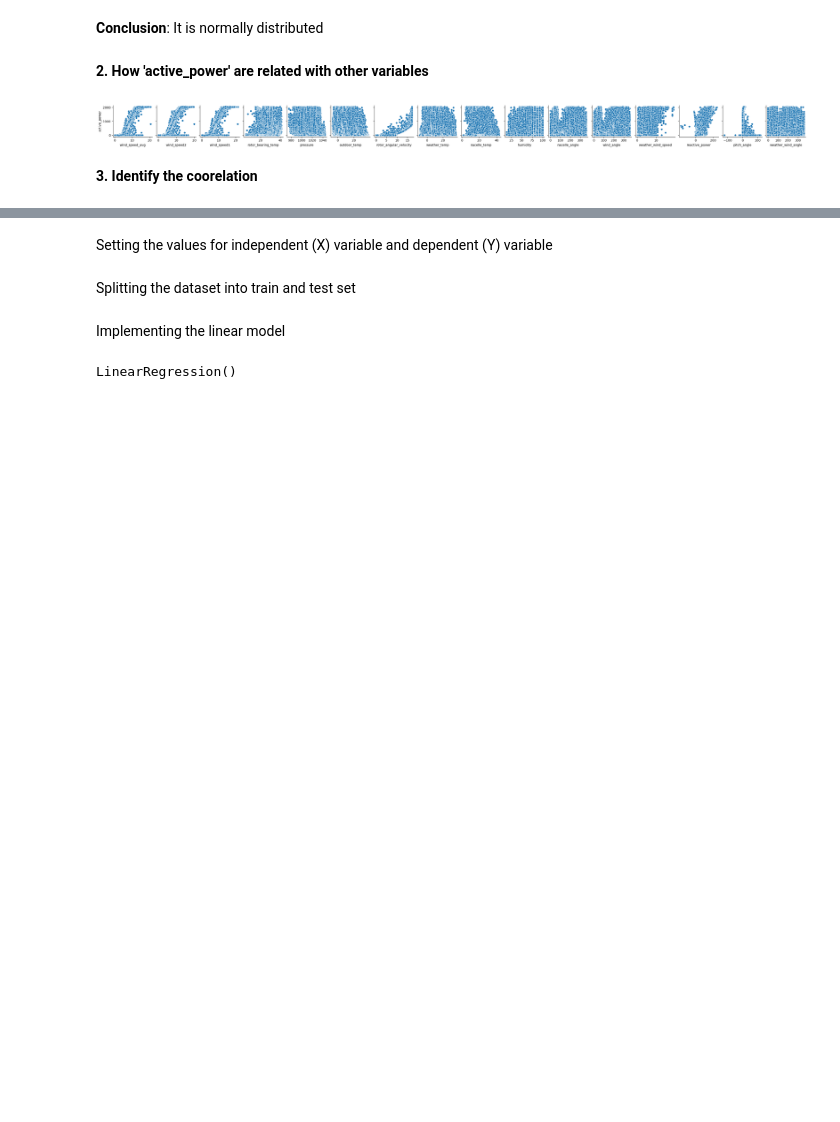
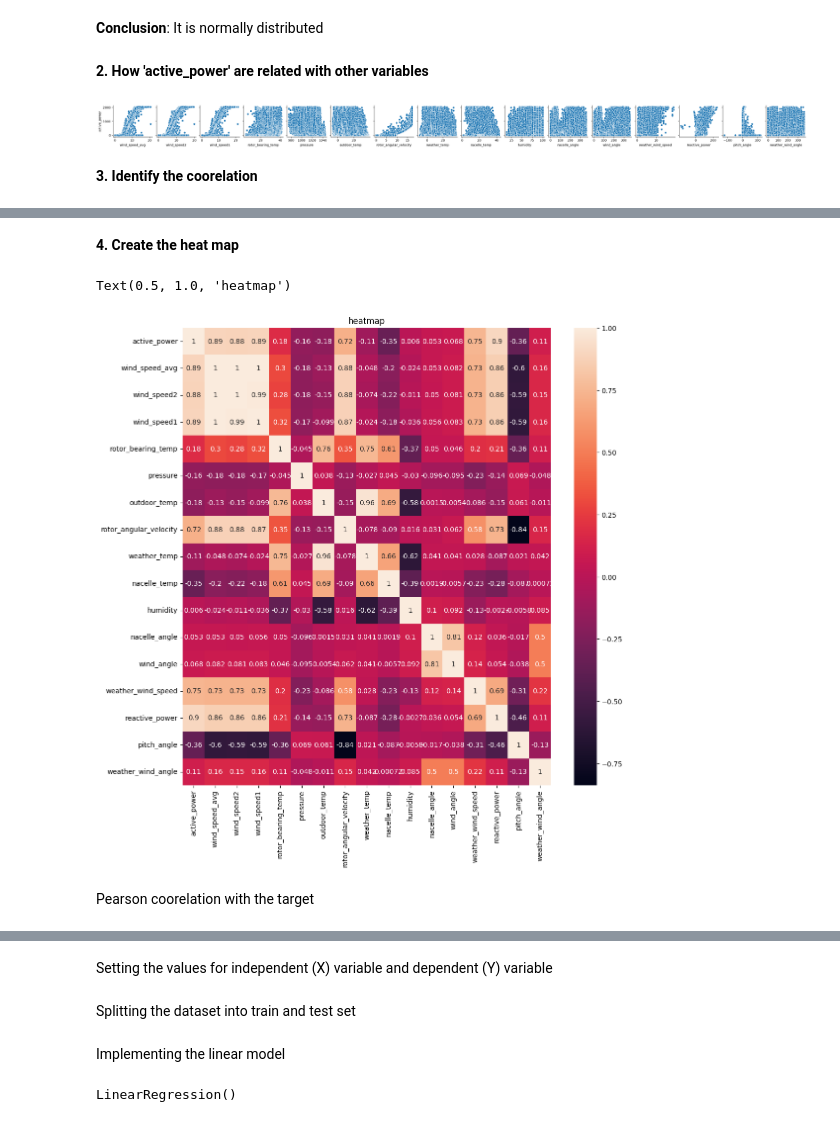
Before and after one commit to tusarrpatel/Collab, a Jupyter notebook: MultipleRegression.ipynb, the cells around one changed output, grey strips where cells are left out. Saved outputs shown, nothing was run; the diff lists cells and outputs as text; code cells hidden in the pictures; blank space fills up the shorter version.

```diff
--- a/MultipleRegression.ipynb
+++ b/MultipleRegression.ipynb
@@ -105,3 +107,14 @@ windDS_FeatureDS.corr()
 | reactive_power | 0.900180 | 0.862402 | 0.860295 | 0.859482 | 0.210268 | -0.141388 | -0.149803 | ... |
 | pitch_angle | -0.363420 | -0.595640 | -0.592708 | -0.594993 | -0.356441 | 0.068698 | 0.061149 | ... |
 | weather_wind_angle | 0.106740 | 0.156356 | 0.154324 | 0.157394 | 0.105921 | -0.048055 | -0.011066 | ... |
+# %% [markdown]
+**4. Create the heat map**
+# %%
+plt.figure(figsize=(12,12))
+sns.heatmap(windDS_FeatureDS.corr(),annot=True)
+plt.title('heatmap')
+# %% [output]
+Text(0.5, 1.0, 'heatmap')
+[figure, added]
+# %% [markdown]
+Pearson coorelation with the target
```
Also changed, not shown: parts of 7 cells of this notebook.
